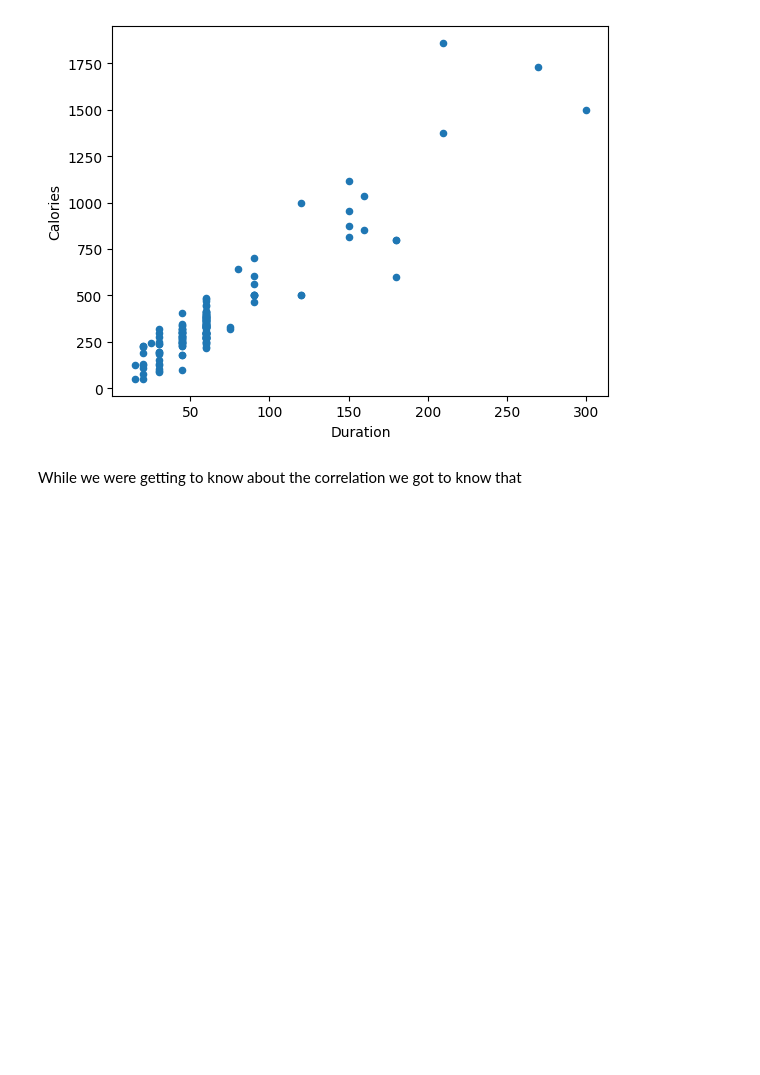
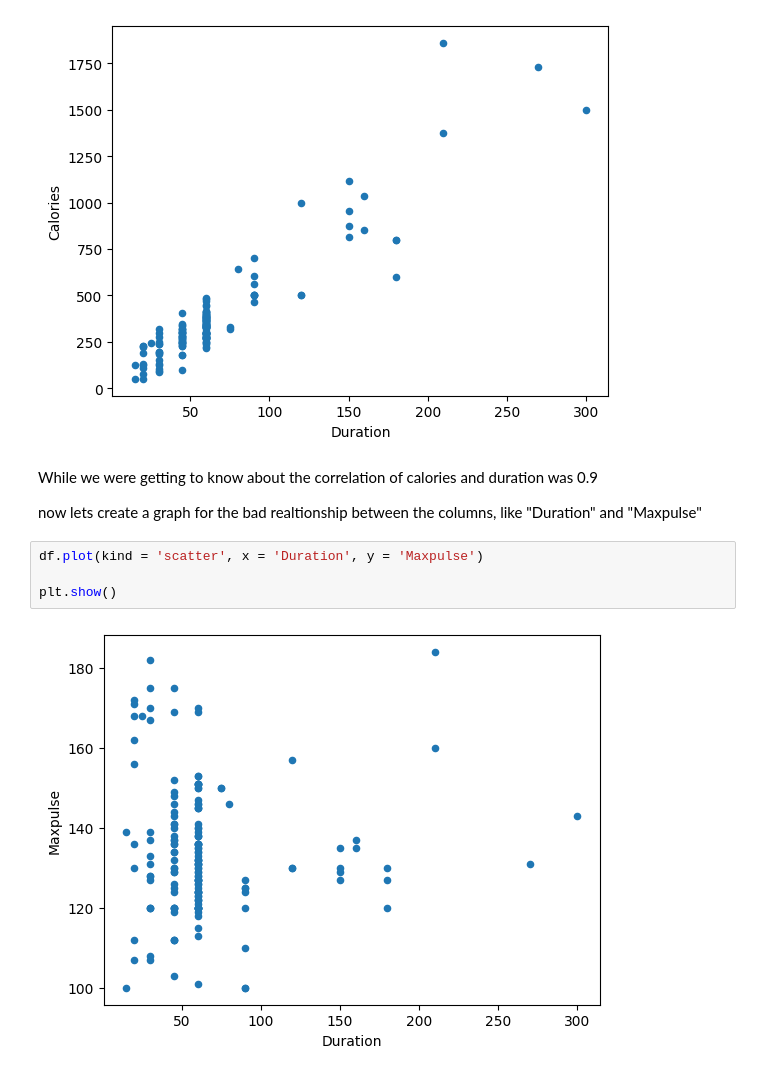
Before and after one commit to Dhanraj-SH/Pandas, a Jupyter notebook: Advanced/Plotting.ipynb, the cells around one changed output. Drawn from its saved outputs; the diff is of its cells as text; blank space fills up the shorter version.

Commit message:
got an overview on the pandas plotting

```diff
--- a/Advanced/Plotting.ipynb
+++ b/Advanced/Plotting.ipynb
@@ -30,4 +30,12 @@ plt.show()
 # %% [output]
 [figure]
 # %% [markdown]
-While we were getting to know about the correlation we got to know that
+While we were getting to know about the correlation of calories and duration was 0.9
+
+now lets create a graph for the bad realtionship between the columns, like "Duration" and "Maxpulse"
+# %%
+df.plot(kind = 'scatter', x = 'Duration', y = 'Maxpulse')
+
+plt.show()
+# %% [output]
+[figure, added]
```
Also changed, not shown: parts of 2 cells of this notebook.
